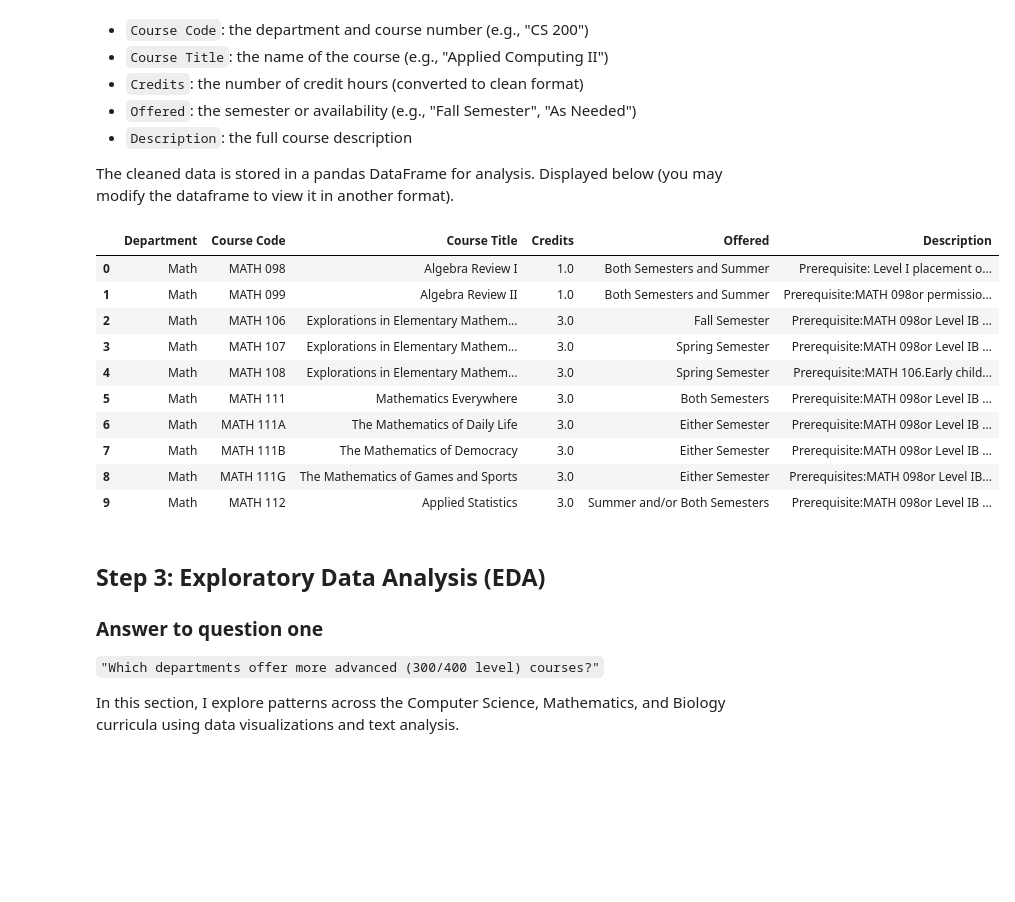
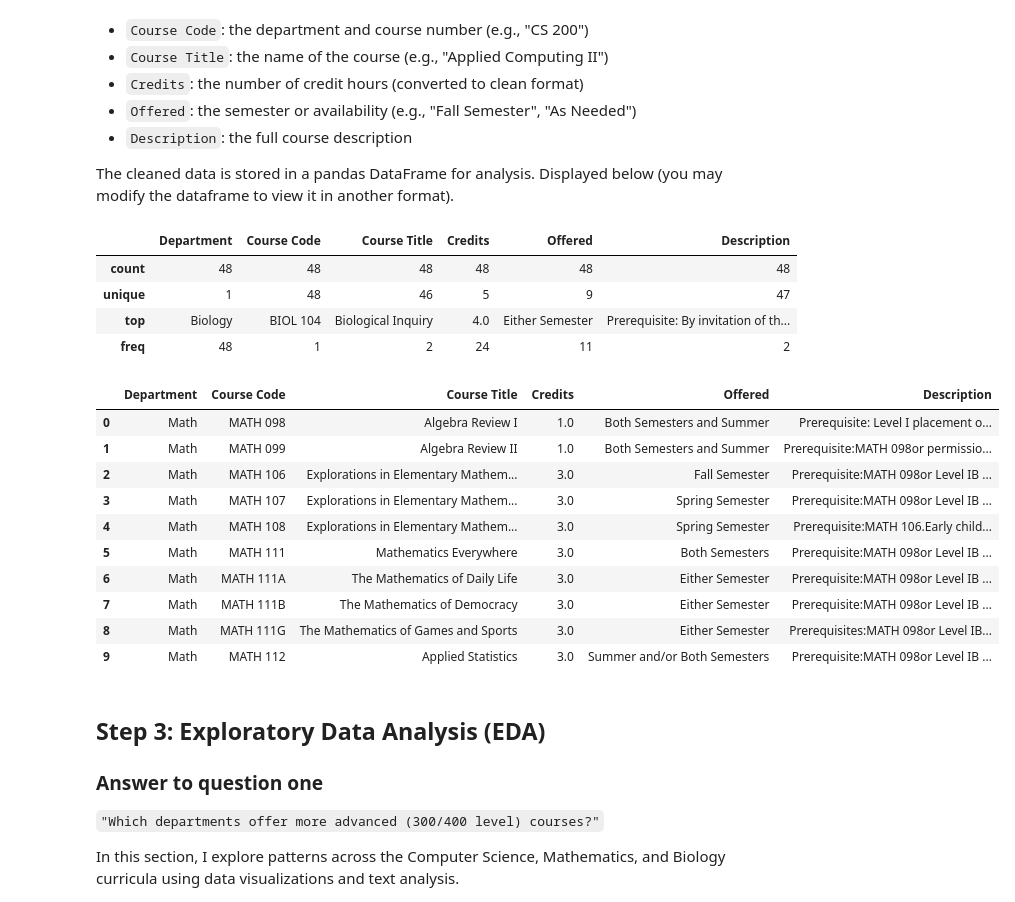
Before and after one commit to danielcoblentz/DepartmentalCourseAnalysis, a Jupyter notebook: CS200_final_project.ipynb, the cells around one changed output. Saved outputs shown, nothing was run; the diff lists cells and outputs as text; code cells hidden in the pictures; blank space fills up the shorter version.

```diff
--- a/CS200_final_project.ipynb
+++ b/CS200_final_project.ipynb
@@ -145,23 +146,34 @@ bio_raw = scrape_department(bio_url, 'Biology')
 # %%
 
 df_cs = clean_courses(cs_raw)
 df_math = clean_courses(math_raw)
 df_bio = clean_courses(bio_raw)
 
-df_math.head(10) # add more here to view different data frames for each dept
+# explore data quikcly (change as needed)
 #df_math.shape
+df_math.describe()
+df_cs.describe()
+df_bio.describe()
 # %% [output]
 |  | Department | Course Code | Course Title | Credits | Offered | Description |
-| 0 | Math | MATH 098 | Algebra Review I | 1.0 | Both Semesters and Summer | Prerequisite: Level I placement o... |
-| 1 | Math | MATH 099 | Algebra Review II | 1.0 | Both Semesters and Summer | Prerequisite:MATH 098or permissio... |
-| 2 | Math | MATH 106 | Explorations in Elementary Mathem... | 3.0 | Fall Semester | Prerequisite:MATH 098or Level IB ... |
-| 3 | Math | MATH 107 | Explorations in Elementary Mathem... | 3.0 | Spring Semester | Prerequisite:MATH 098or Level IB ... |
-| 4 | Math | MATH 108 | Explorations in Elementary Mathem... | 3.0 | Spring Semester | Prerequisite:MATH 106.Early child... |
-| 5 | Math | MATH 111 | Mathematics Everywhere | 3.0 | Both Semesters | Prerequisite:MATH 098or Level IB ... |
-| 6 | Math | MATH 111A | The Mathematics of Daily Life | 3.0 | Either Semester | Prerequisite:MATH 098or Level IB ... |
-| 7 | Math | MATH 111B | The Mathematics of Democracy | 3.0 | Either Semester | Prerequisite:MATH 098or Level IB ... |
-| 8 | Math | MATH 111G | The Mathematics of Games and Sports | 3.0 | Either Semester | Prerequisites:MATH 098or Level IB... |
-| 9 | Math | MATH 112 | Applied Statistics | 3.0 | Summer and/or Both Semesters | Prerequisite:MATH 098or Level IB ... |
+| count | 48 | 48 | 48 | 48 | 48 | 48 |
+| unique | 1 | 48 | 46 | 5 | 9 | 47 |
+| top | Biology | BIOL 104 | Biological Inquiry | 4.0 | Either Semester | Prerequisite: By invitation of th... |
+| freq | 48 | 1 | 2 | 24 | 11 | 2 |
+# %%
+df_math.head(10)
+# %% [output]
+|  | Department | Course Code | Course Title | Credits | Offered | Description |
+| 0 | Math | MATH 098 | Algebra Review I | 1.0 | Both Semesters and Summer | Prerequisite: Level I placement o... |
+| 1 | Math | MATH 099 | Algebra Review II | 1.0 | Both Semesters and Summer | Prerequisite:MATH 098or permissio... |
+| 2 | Math | MATH 106 | Explorations in Elementary Mathem... | 3.0 | Fall Semester | Prerequisite:MATH 098or Level IB ... |
+| 3 | Math | MATH 107 | Explorations in Elementary Mathem... | 3.0 | Spring Semester | Prerequisite:MATH 098or Level IB ... |
+| 4 | Math | MATH 108 | Explorations in Elementary Mathem... | 3.0 | Spring Semester | Prerequisite:MATH 106.Early child... |
+| 5 | Math | MATH 111 | Mathematics Everywhere | 3.0 | Both Semesters | Prerequisite:MATH 098or Level IB ... |
+| 6 | Math | MATH 111A | The Mathematics of Daily Life | 3.0 | Either Semester | Prerequisite:MATH 098or Level IB ... |
+| 7 | Math | MATH 111B | The Mathematics of Democracy | 3.0 | Either Semester | Prerequisite:MATH 098or Level IB ... |
+| 8 | Math | MATH 111G | The Mathematics of Games and Sports | 3.0 | Either Semester | Prerequisites:MATH 098or Level IB... |
+| 9 | Math | MATH 112 | Applied Statistics | 3.0 | Summer and/or Both Semesters | Prerequisite:MATH 098or Level IB ... |
 # %% [markdown]
 ## Step 3: Exploratory Data Analysis (EDA)
 ### Answer to question one
```
Also changed, not shown: parts of 18 cells of this notebook.
